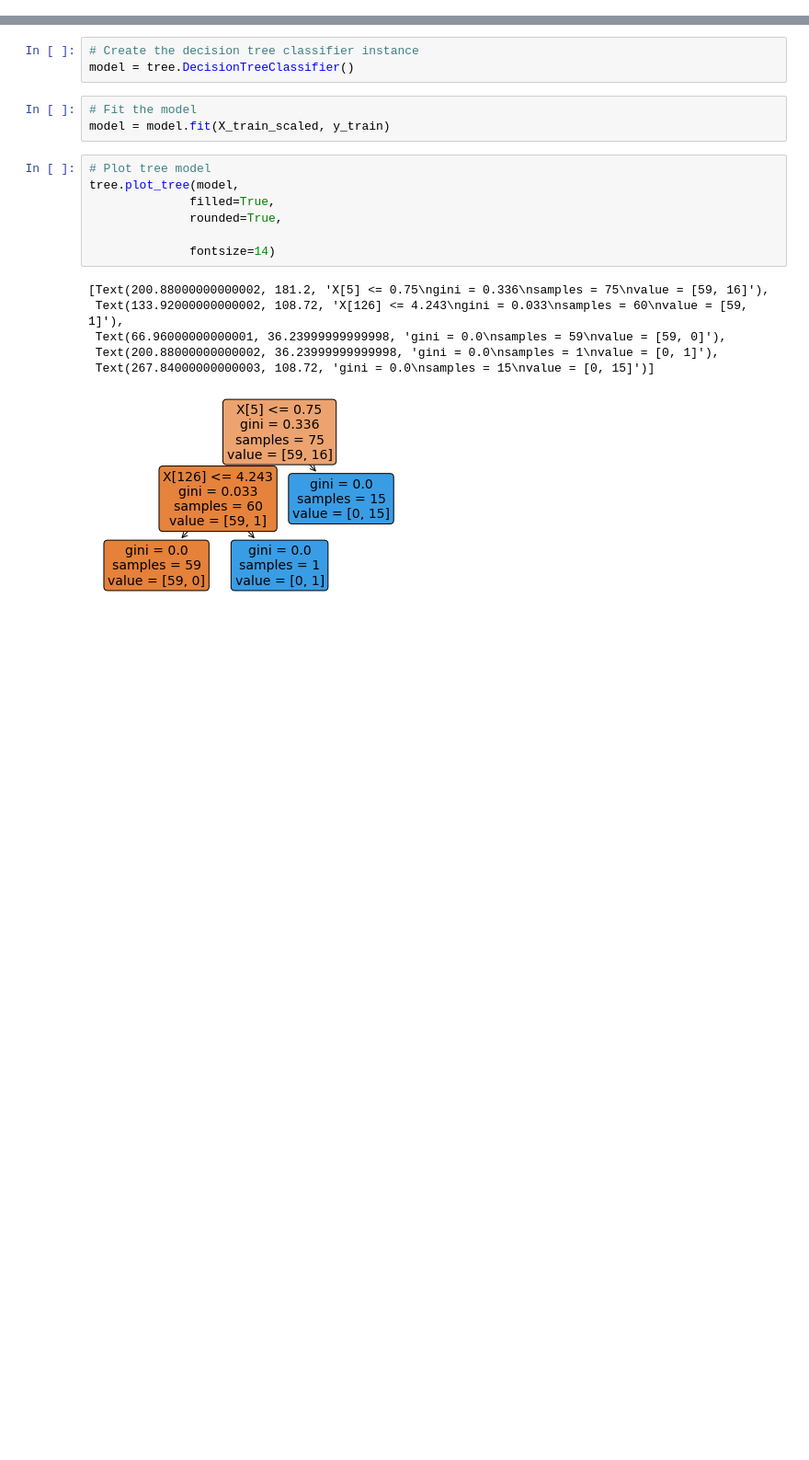
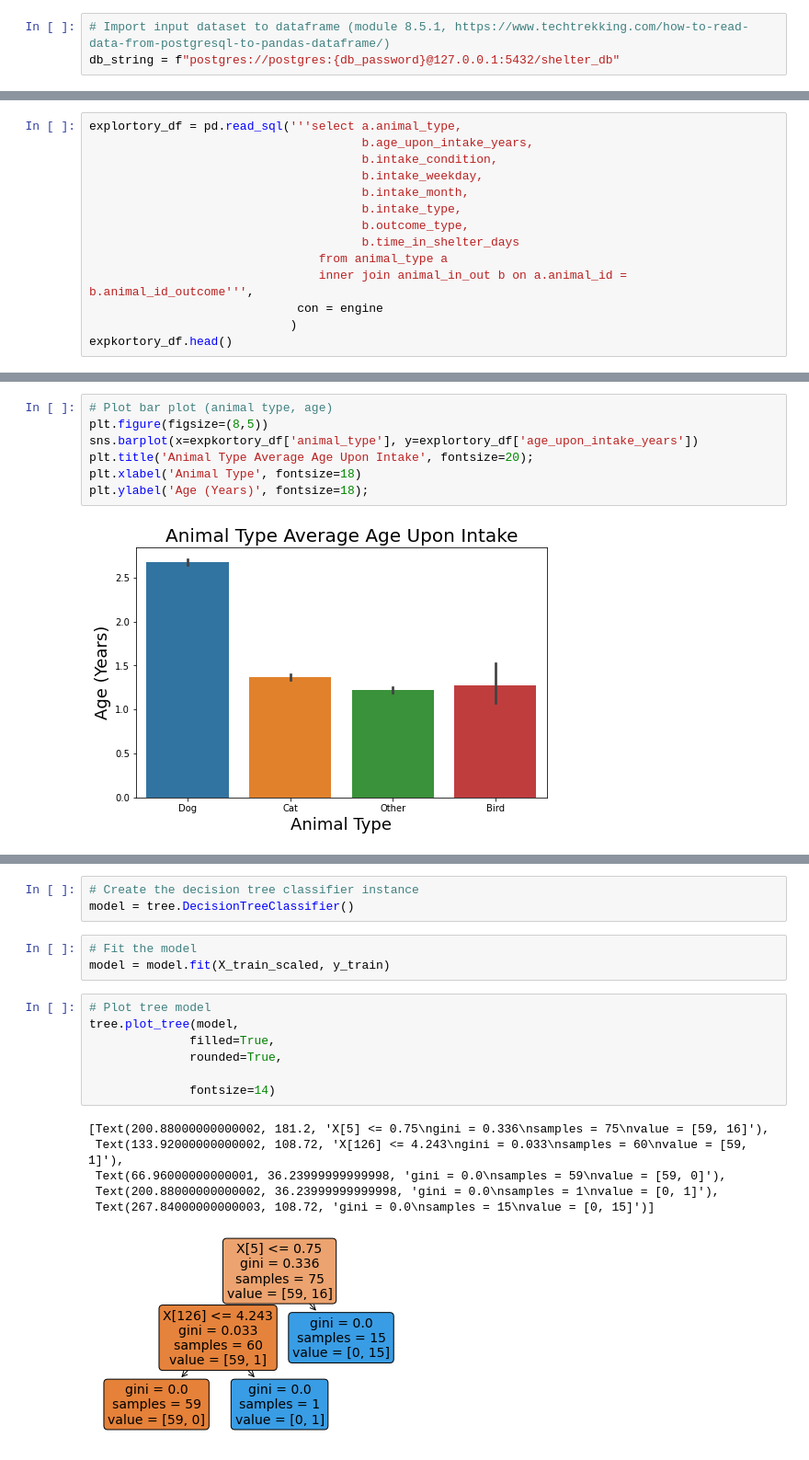
Before and after one commit to hookjamesa/austin_animal_shelter_analysis, a Jupyter notebook: segment2_starter_code.ipynb, the cells around one changed output, grey strips where cells are left out. Shown at 92% size. Saved outputs shown, nothing was run; the diff lists cells and outputs as text; blank space fills up the shorter version.

```diff
--- a/segment2_starter_code.ipynb
+++ b/segment2_starter_code.ipynb
@@ -182,0 +92,3 @@ X_test_scaled = X_scaler.transform(X_test)
+# %%
+# Import input dataset to dataframe (module 8.5.1, https://www.techtrekking.com/how-to-read-data-from-postgresql-to-pandas-dataframe/)
+db_string = f"postgres://postgres:{db_password}@127.0.0.1:5432/shelter_db"
@@ -182,0 +244,14 @@ X_test_scaled = X_scaler.transform(X_test)
+# %%
+explortory_df = pd.read_sql('''select a.animal_type,
+                                      b.age_upon_intake_years,
+                                      b.intake_condition,
+                                      b.intake_weekday,
+                                      b.intake_month,
+                                      b.intake_type,
+                                      b.outcome_type,
+                                      b.time_in_shelter_days
+                                from animal_type a
+                                inner join animal_in_out b on a.animal_id = b.animal_id_outcome''',
+                             con = engine
+                            )
+expkortory_df.head()
@@ -182,0 +265,9 @@ X_test_scaled = X_scaler.transform(X_test)
+# %%
+# Plot bar plot (animal type, age)
+plt.figure(figsize=(8,5))
+sns.barplot(x=expkortory_df['animal_type'], y=explortory_df['age_upon_intake_years'])
+plt.title('Animal Type Average Age Upon Intake', fontsize=20);
+plt.xlabel('Animal Type', fontsize=18)
+plt.ylabel('Age (Years)', fontsize=18);
+# %% [output]
+[figure, added]
```
Also changed, not shown: parts of 58 cells of this notebook.
